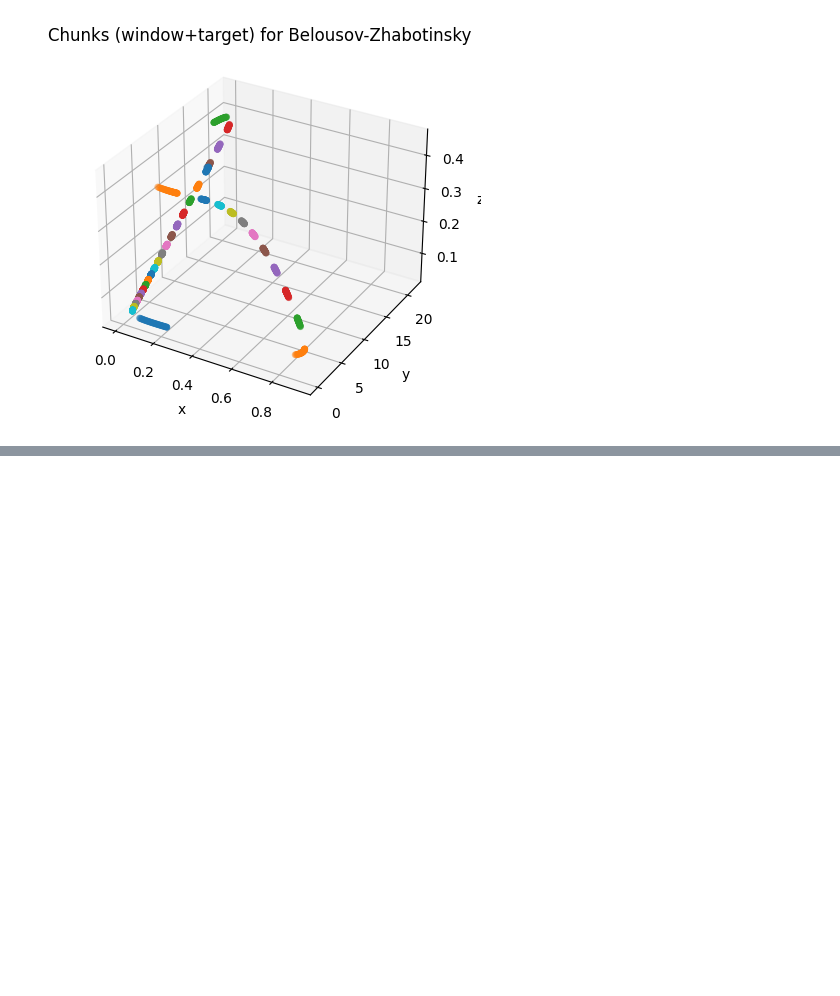
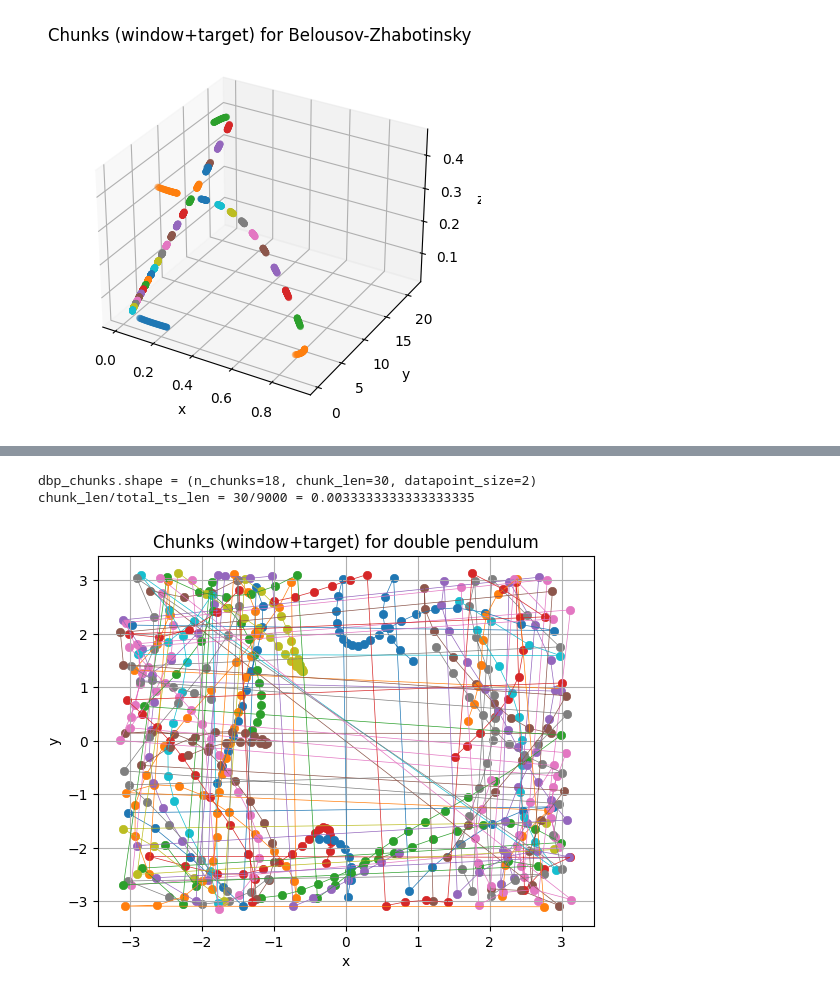
Before and after one commit to mathymess/reversibility-of-processes, a Jupyter notebook: dataset_review.ipynb, the cells around one changed output, grey strips where cells are left out. Saved outputs shown, nothing was run; the diff lists cells and outputs as text; code cells hidden in the pictures; blank space fills up the shorter version.

```diff
--- a/dataset_review.ipynb
+++ b/dataset_review.ipynb
@@ -117,0 +128,13 @@ plot_3d_data(*bzh_chunks, show=True, title="Chunks (window+target) for Belousov-
+# %%
+dbp = load_double_pendulum_time_series()
+dbp_chunks = chop_time_series_into_chunks(dbp, chunk_len=30, take_each_nth_chunk=500)
+
+print(f"dbp_chunks.shape = (n_chunks={dbp_chunks.shape[0]}, chunk_len={dbp_chunks.shape[1]}, datapoint_size={dbp_chunks.shape[2]})")
+print(f"chunk_len/total_ts_len = {dbp_chunks.shape[1]}/{len(dbp)} = {dbp_chunks.shape[1]/len(dbp)}")
+# %% [output]
+dbp_chunks.shape = (n_chunks=18, chunk_len=30, datapoint_size=2)
+chunk_len/total_ts_len = 30/9000 = 0.0033333333333333335
+# %%
+plot_2d_data(*dbp_chunks, show=True, title="Chunks (window+target) for double pendulum")
+# %% [output]
+[figure, added]
```
Also changed, not shown: parts of 3 cells of this notebook, 3 other files.
